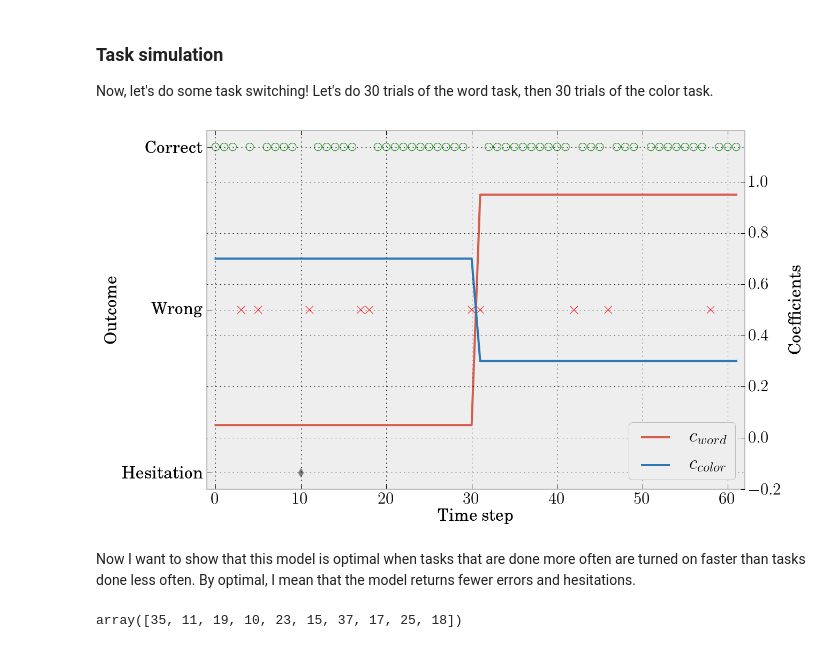
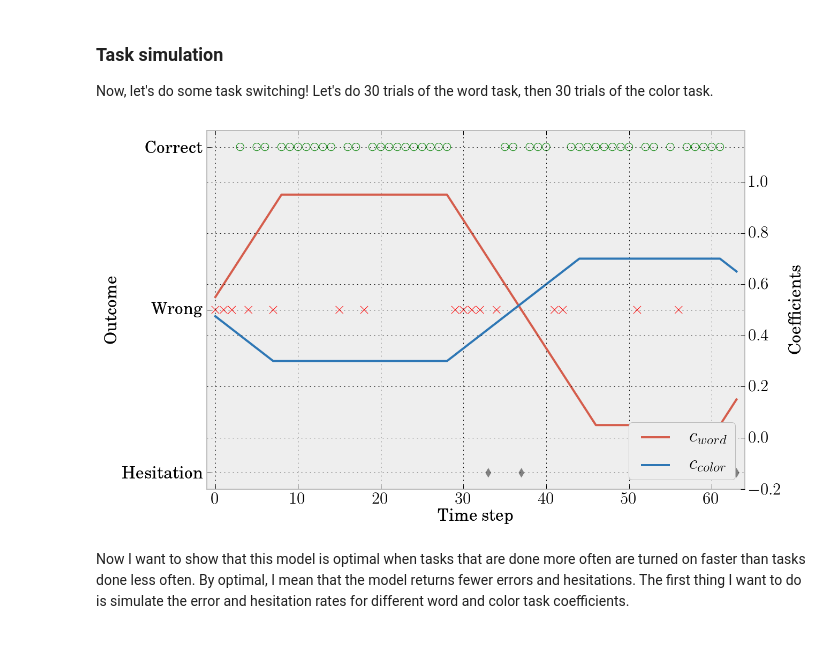
Before and after one commit to mcleonard/task_switch, a Jupyter notebook: Task switching simulation.ipynb, the cells around one changed output. Saved outputs shown, nothing was run; the diff lists cells and outputs as text; code cells hidden in the pictures.

```diff
--- a/Task switching simulation.ipynb
+++ b/Task switching simulation.ipynb
@@ -170,31 +162,20 @@ We get a nice transition as the color weight matrix is ramped up.  The temperatu
 
 Now, let's do some task switching!  Let's do 30 trials of the word task, then 30 trials of the color task.
 # %%
+update_kwargs = {'trial_interval':250, 'word_rate':0.0002, 'color_rate':0.0001}
 sim.reset_sim()
 stims = sim.random_stimuli(60)
 sim.give_cue('word')
-for ii, (word, color) in enumerate(stims):
+for ii, (word, color) in enumerate(stims, 1):
     if ii%30 == 0:
         sim.give_cue('switch')
-    sim.update_W(trial_interval=100)
+    sim.update_W(**update_kwargs)
     response, outcome = sim.run_trial(word, color)
     if outcome == -1:
-        sim.update_W()
+        sim.update_W(**update_kwargs)
         response, outcome = sim.run_trial(word, color)
+plots.session_plot(sim.Sim)
+# %% [output]
+[figure, added]
-# %%
-plots.session_plot(sim.Sim)
-# %% [output]
-[figure, removed]
 # %% [markdown]
-Now I want to show that this model is optimal when tasks that are done more often are turned on faster than tasks done less often.  By optimal, I mean that the model returns fewer errors and hesitations.
+Now I want to show that this model is optimal when tasks that are done more often are turned on faster than tasks done less often.  By optimal, I mean that the model returns fewer errors and hesitations.  The first thing I want to do is simulate the error and hesitation rates for different word and color task coefficients.
-# %%
-from scipy.stats import poisson
-block_length = poisson.rvs
-word_blocks = block_length(30, size=5)
-color_blocks = block_length(15, size=5)
-# And intersperse the block lengths
-block_lengths = np.concatenate([[word_blocks], [color_blocks]])
-block_lengths = block_lengths.reshape((10,), order='F')
-block_lengths
-# %% [output]
-array([35, 11, 19, 10, 23, 15, 37, 17, 25, 18])
```
Also changed, not shown: parts of 18 cells of this notebook.
